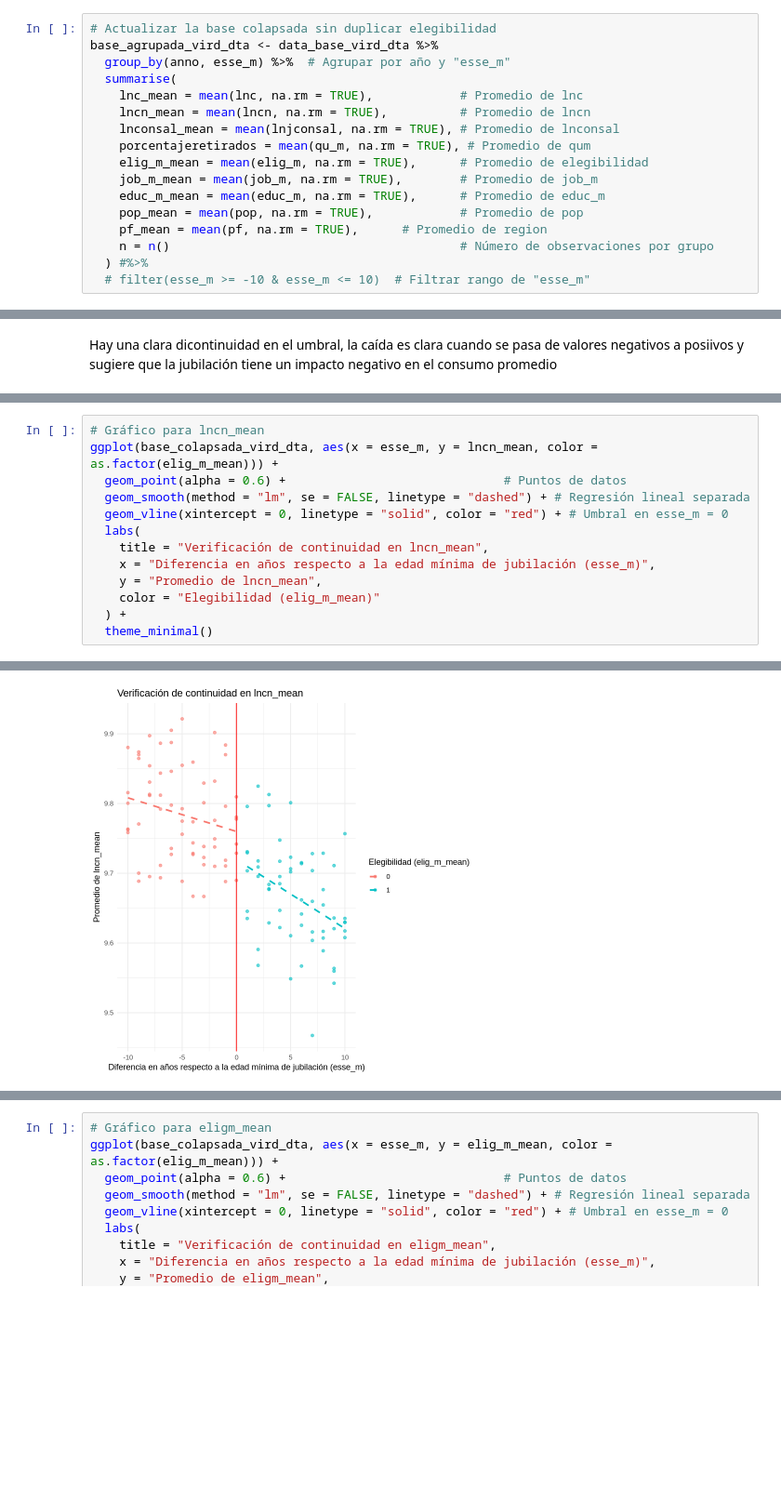
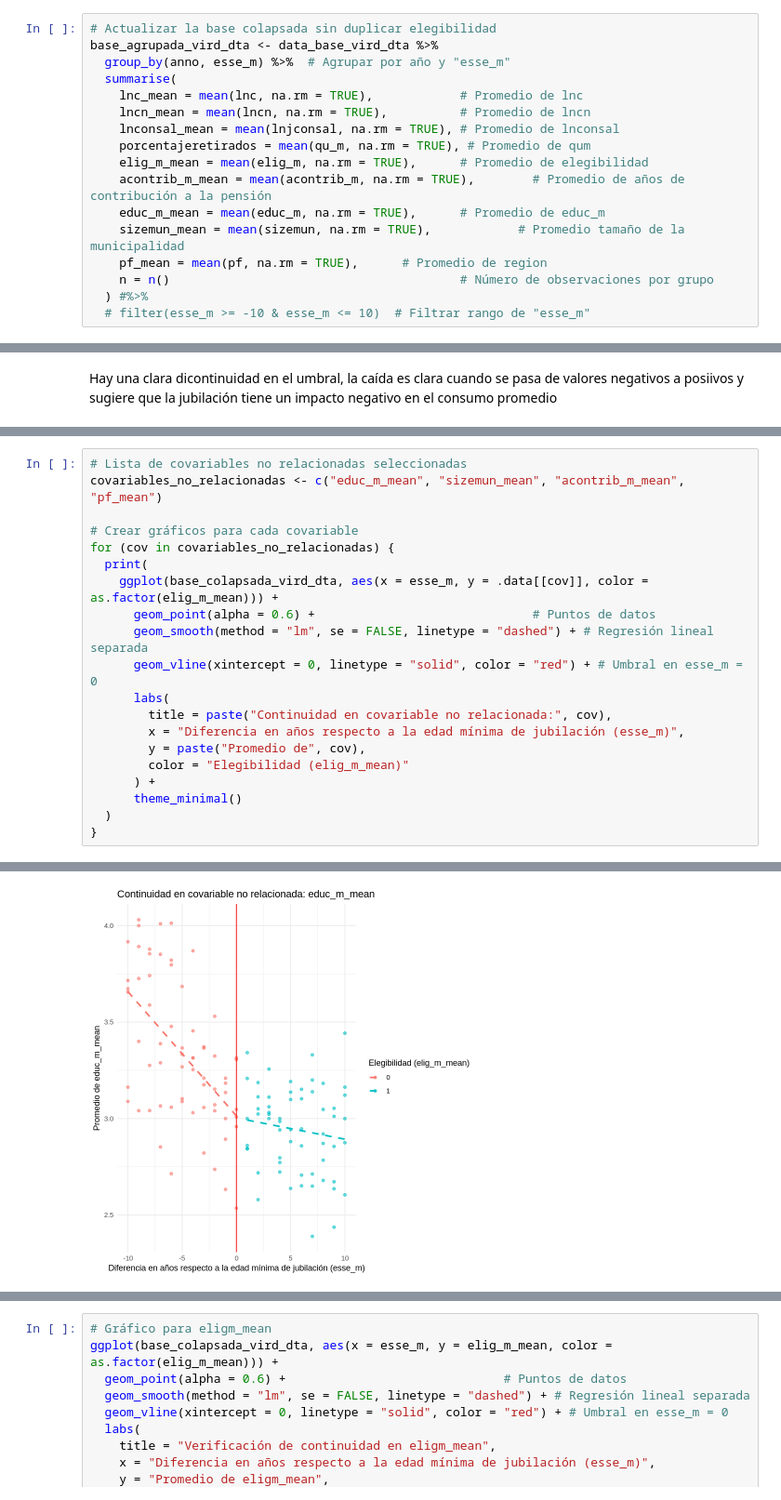
Before and after one commit to NicoD920/analisisDatosPrimavera2024, a Jupyter notebook: Tarea_2_(R).ipynb, the cells around one changed output, grey strips where cells are left out. Shown at 93% size. Drawn from its saved outputs; the diff is of its cells as text; blank space fills up the shorter version.

```diff
--- a/Tarea_2_(R).ipynb
+++ b/Tarea_2_(R).ipynb
@@ -328,9 +352,9 @@ base_agrupada_vird_dta <- data_base_vird_dta %>%
     lnconsal_mean = mean(lnjconsal, na.rm = TRUE), # Promedio de lnconsal
     porcentajeretirados = mean(qu_m, na.rm = TRUE), # Promedio de qum
     elig_m_mean = mean(elig_m, na.rm = TRUE),      # Promedio de elegibilidad
-    job_m_mean = mean(job_m, na.rm = TRUE),        # Promedio de job_m
+    acontrib_m_mean = mean(acontrib_m, na.rm = TRUE),        # Promedio de años de contribución a la pensión
     educ_m_mean = mean(educ_m, na.rm = TRUE),      # Promedio de educ_m
-    pop_mean = mean(pop, na.rm = TRUE),            # Promedio de pop
+    sizemun_mean = mean(sizemun, na.rm = TRUE),            # Promedio tamaño de la municipalidad
     pf_mean = mean(pf, na.rm = TRUE),      # Promedio de region
     n = n()                                        # Número de observaciones por grupo
   ) #%>%
@@ -439,15 +465,22 @@ Hay una clara dicontinuidad en el umbral, la caída es clara cuando se pasa de v
 # %%
-# Gráfico para lncn_mean
-ggplot(base_colapsada_vird_dta, aes(x = esse_m, y = lncn_mean, color = as.factor(elig_m_mean))) +
-  geom_point(alpha = 0.6) +                              # Puntos de datos
-  geom_smooth(method = "lm", se = FALSE, linetype = "dashed") + # Regresión lineal separada
-  geom_vline(xintercept = 0, linetype = "solid", color = "red") + # Umbral en esse_m = 0
-  labs(
-    title = "Verificación de continuidad en lncn_mean",
-    x = "Diferencia en años respecto a la edad mínima de jubilación (esse_m)",
-    y = "Promedio de lncn_mean",
-    color = "Elegibilidad (elig_m_mean)"
-  ) +
-  theme_minimal()
+# Lista de covariables no relacionadas seleccionadas
+covariables_no_relacionadas <- c("educ_m_mean", "sizemun_mean", "acontrib_m_mean", "pf_mean")
+
+# Crear gráficos para cada covariable
+for (cov in covariables_no_relacionadas) {
+  print(
+    ggplot(base_colapsada_vird_dta, aes(x = esse_m, y = .data[[cov]], color = as.factor(elig_m_mean))) +
+      geom_point(alpha = 0.6) +                              # Puntos de datos
+      geom_smooth(method = "lm", se = FALSE, linetype = "dashed") + # Regresión lineal separada
+      geom_vline(xintercept = 0, linetype = "solid", color = "red") + # Umbral en esse_m = 0
+      labs(
+        title = paste("Continuidad en covariable no relacionada:", cov),
+        x = "Diferencia en años respecto a la edad mínima de jubilación (esse_m)",
+        y = paste("Promedio de", cov),
+        color = "Elegibilidad (elig_m_mean)"
+      ) +
+      theme_minimal()
+  )
+}
 # %% [output]
 `geom_smooth()` using formula = 'y ~ x'
@@ -454 +488 @@ ggplot(base_colapsada_vird_dta, aes(x = esse_m, y = lncn_mean, color = as.factor
-[figure, old version]
+[figure, new version]
```
Also changed, not shown: parts of 43 cells of this notebook.
